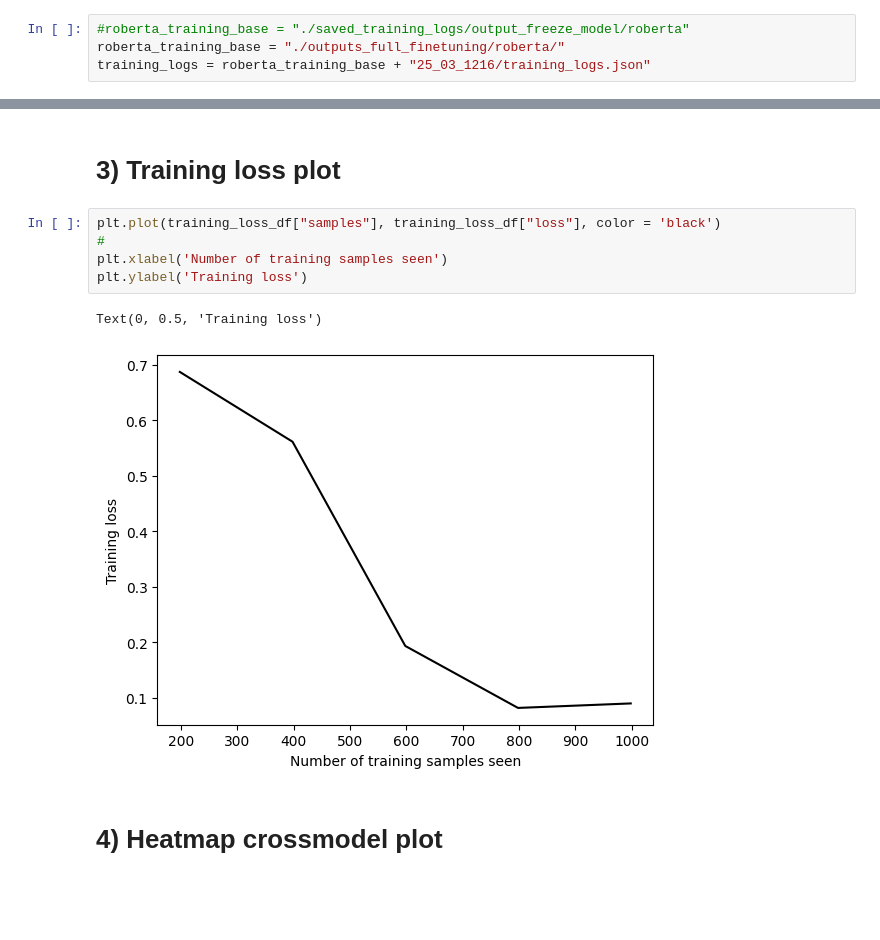
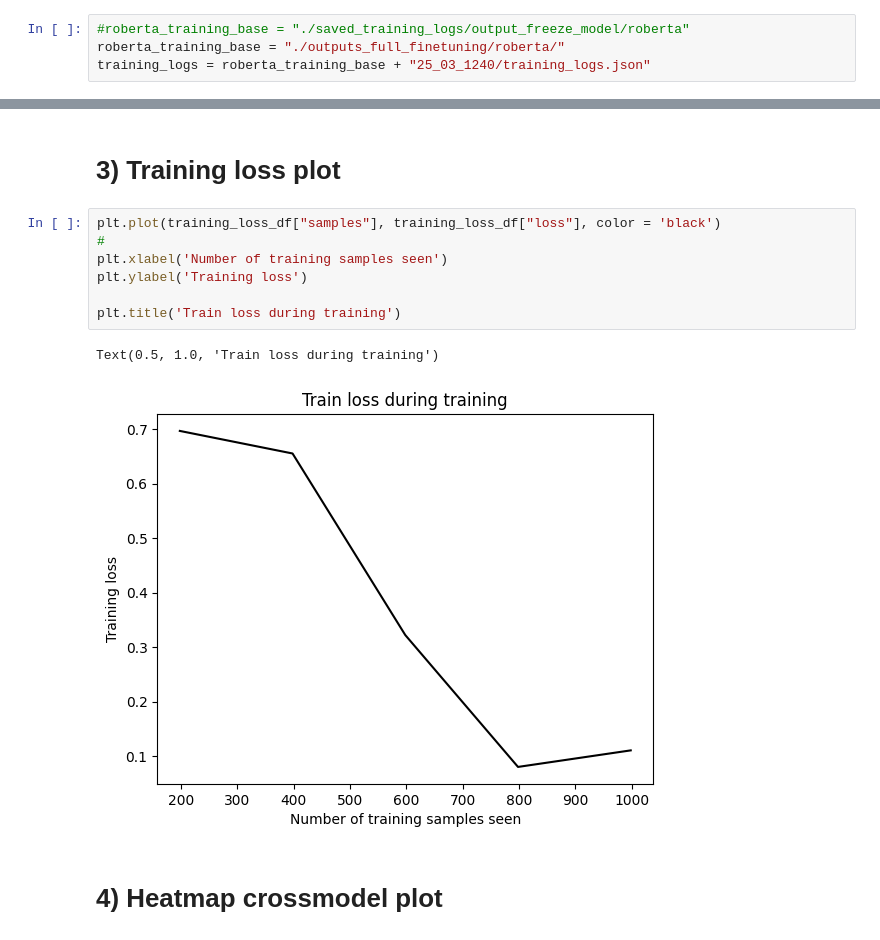
Before and after one commit to marluxiaboss/text_llm_detector, a Jupyter notebook: create_plots_from_logs.ipynb, the cells around one changed output, grey strips where cells are left out. Saved outputs shown, nothing was run; the diff lists cells and outputs as text; blank space fills up the shorter version.

```diff
--- a/create_plots_from_logs.ipynb
+++ b/create_plots_from_logs.ipynb
@@ -31,7 +31,7 @@ import jsonlines
 # %%
 #roberta_training_base = "./saved_training_logs/output_freeze_model/roberta"
 roberta_training_base = "./outputs_full_finetuning/roberta/"
-training_logs = roberta_training_base + "25_03_1216/training_logs.json"
+training_logs = roberta_training_base + "25_03_1240/training_logs.json"
 # %%
 training_logs_data = []
 for line in jsonlines.open(training_logs):
@@ -121,10 +148,12 @@ Text(0, 0.5, 'Degradation loss')
 # %%
 plt.plot(training_loss_df["samples"], training_loss_df["loss"], color = 'black')
 #
 plt.xlabel('Number of training samples seen')
 plt.ylabel('Training loss')
+
+plt.title('Train loss during training')
 # %% [output]
-Text(0, 0.5, 'Training loss')
+Text(0.5, 1.0, 'Train loss during training')
-[figure, old version]
+[figure, new version]
 # %% [markdown]
 # 4) Heatmap crossmodel plot
```
Also changed, not shown: parts of 9 cells of this notebook, 2 other files.
